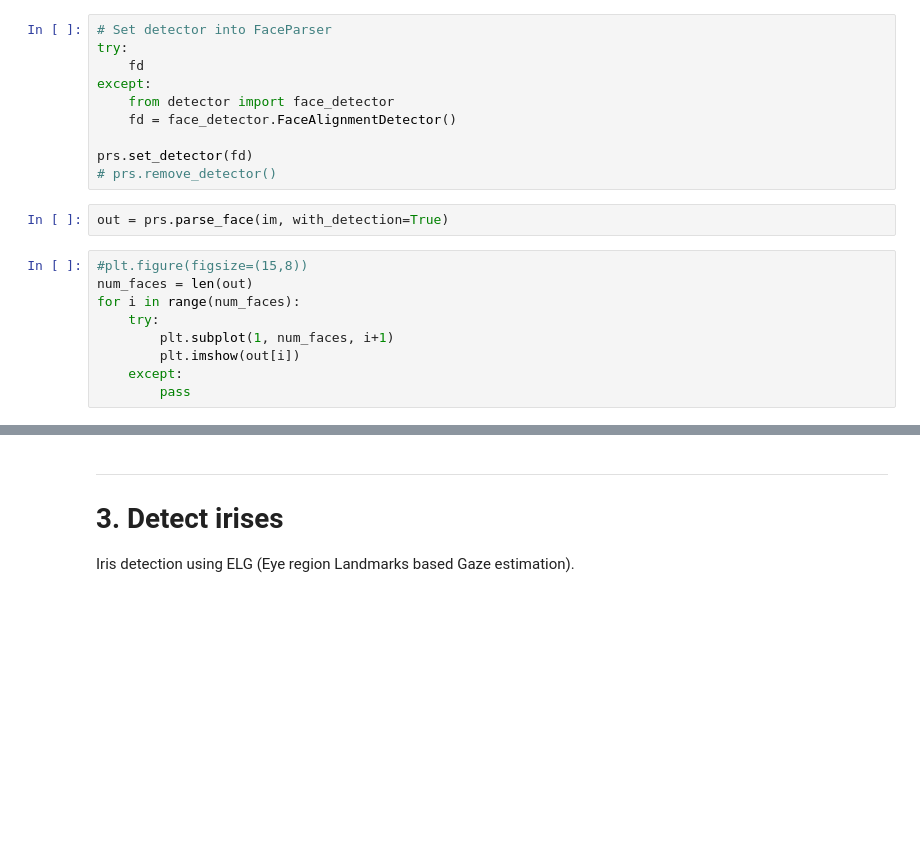
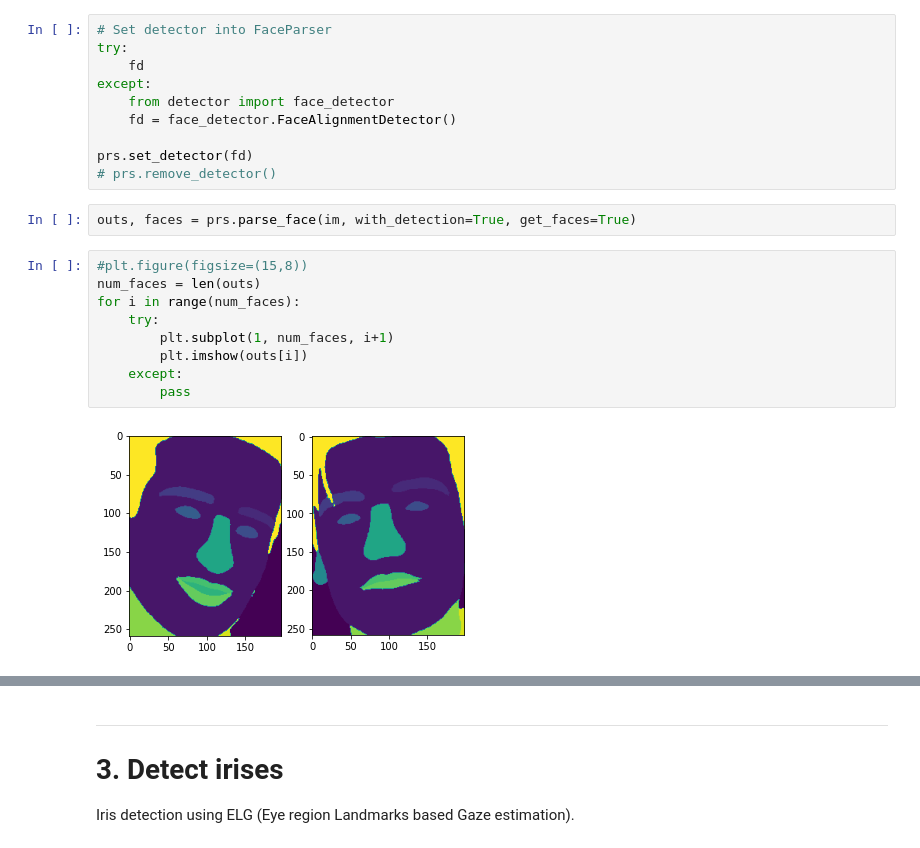
Before and after one commit to eyaler/face_toolbox_keras, a Jupyter notebook: demo.ipynb, the cells around one changed output, grey strips where cells are left out. Saved outputs shown, nothing was run; the diff lists cells and outputs as text; blank space fills up the shorter version.

```diff
--- a/demo.ipynb
+++ b/demo.ipynb
@@ -217,13 +218,15 @@ except:
 prs.set_detector(fd)
 # prs.remove_detector()
 # %%
-out = prs.parse_face(im, with_detection=True)
+outs, faces = prs.parse_face(im, with_detection=True, get_faces=True)
 # %%
 #plt.figure(figsize=(15,8))
-num_faces = len(out)
+num_faces = len(outs)
 for i in range(num_faces):
     try:
         plt.subplot(1, num_faces, i+1)
-        plt.imshow(out[i])
+        plt.imshow(outs[i])
     except:
         pass
+# %% [output]
+[figure, added]
```
Also changed, not shown: parts of 20 cells of this notebook.
